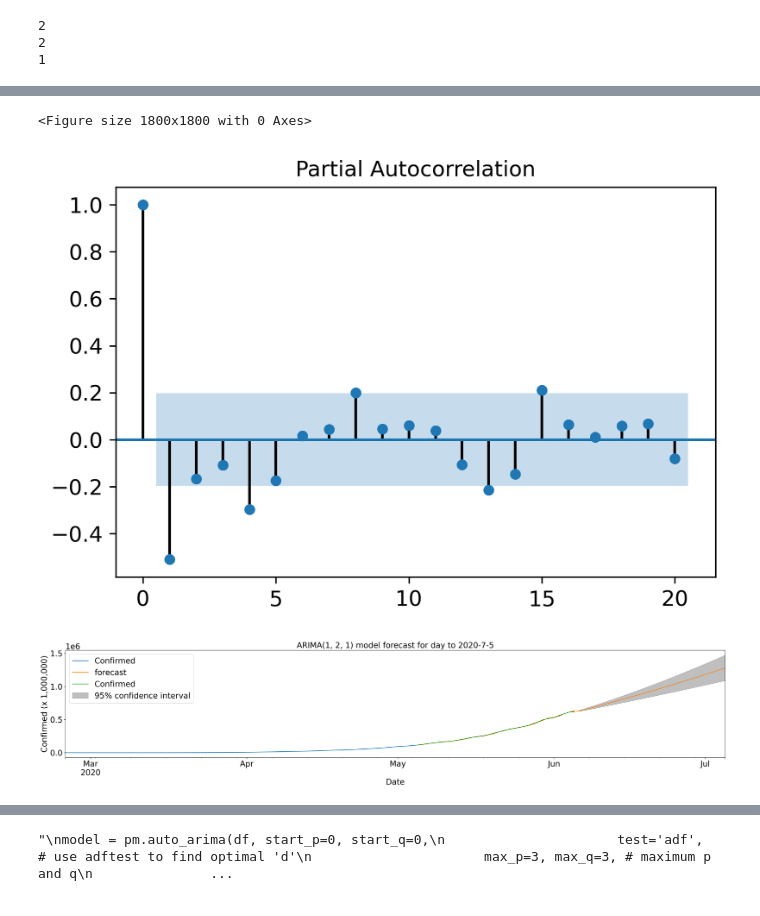
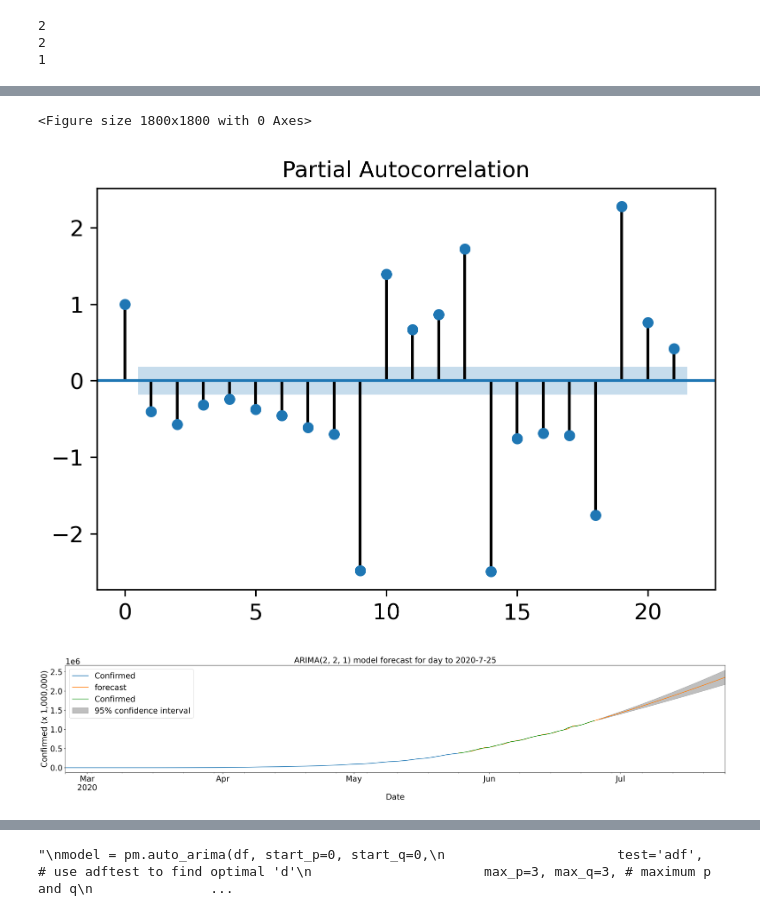
Before and after one commit to gfsilveira/covid, a Jupyter notebook: 02-Covid19-MunicipiosBR_test_TS.ipynb, the cells around one changed output, grey strips where cells are left out. Drawn from its saved outputs; the diff is of its cells as text; code cells hidden in the pictures.

```diff
--- a/02-Covid19-MunicipiosBR_test_TS.ipynb
+++ b/02-Covid19-MunicipiosBR_test_TS.ipynb
@@ -31,6 +38,6 @@ printLis(directory)
 # %%
-# 05-caso_full_2020-06-05.csv
-date = 0
+# 06-caso_full_2020-06-26.csv
+date = 6
 df_cov =  pd.read_csv('..\\'+directory[date])
 df_cov.tail()
 # %% [output]
@@ -430,7 +448,7 @@ if print_campo == 's':
 #     plt.savefig('ts\\0'+str(g)+'-'+campo+'_'+data+'.png')
 # %% [output]
 <Figure size 1800x1800 with 0 Axes>
-[figure, old version]
+[figure, new version]
 # %%
 fonte = 20
 params = {
@@ -444,25 +462,25 @@ params = {
 }
 plt.rcParams.update(params)
 # %%
-p = 1
+p = 2
 d = 2
 q = 1
 test = (p,d,q) #paramentros guardados em uma variável
 modelo = ARIMA(df[campo], order=test, freq='D') #parametros para o modelo preditivo
 results = modelo.fit() #ajuste de modelo
 plt.figure(figsize=figsize) #plotando imagem
 results.plot_predict(
    first, last,               #plotando a primeira e ultima data?
     ax = df[campo].plot(), #filtrando e usando apenas a coluna 'confirmed'
     plot_insample=True,
 )
 plt.ylabel(campo + ' (x 1,000,000)')
 plt.title('ARIMA'+str(test)+' model forecast for day to ' + last)
 if print_campo == 's':
     g += 1
     plt.savefig('ts\\0'+str(g)+'-'+campo+'_'+data+'.png')
 # %% [output]
-[figure, old version]
+[figure, new version]
 # %%
 results.summary()
 # %% [output]
```
Also changed, not shown: parts of 27 cells of this notebook, 3 other files.
